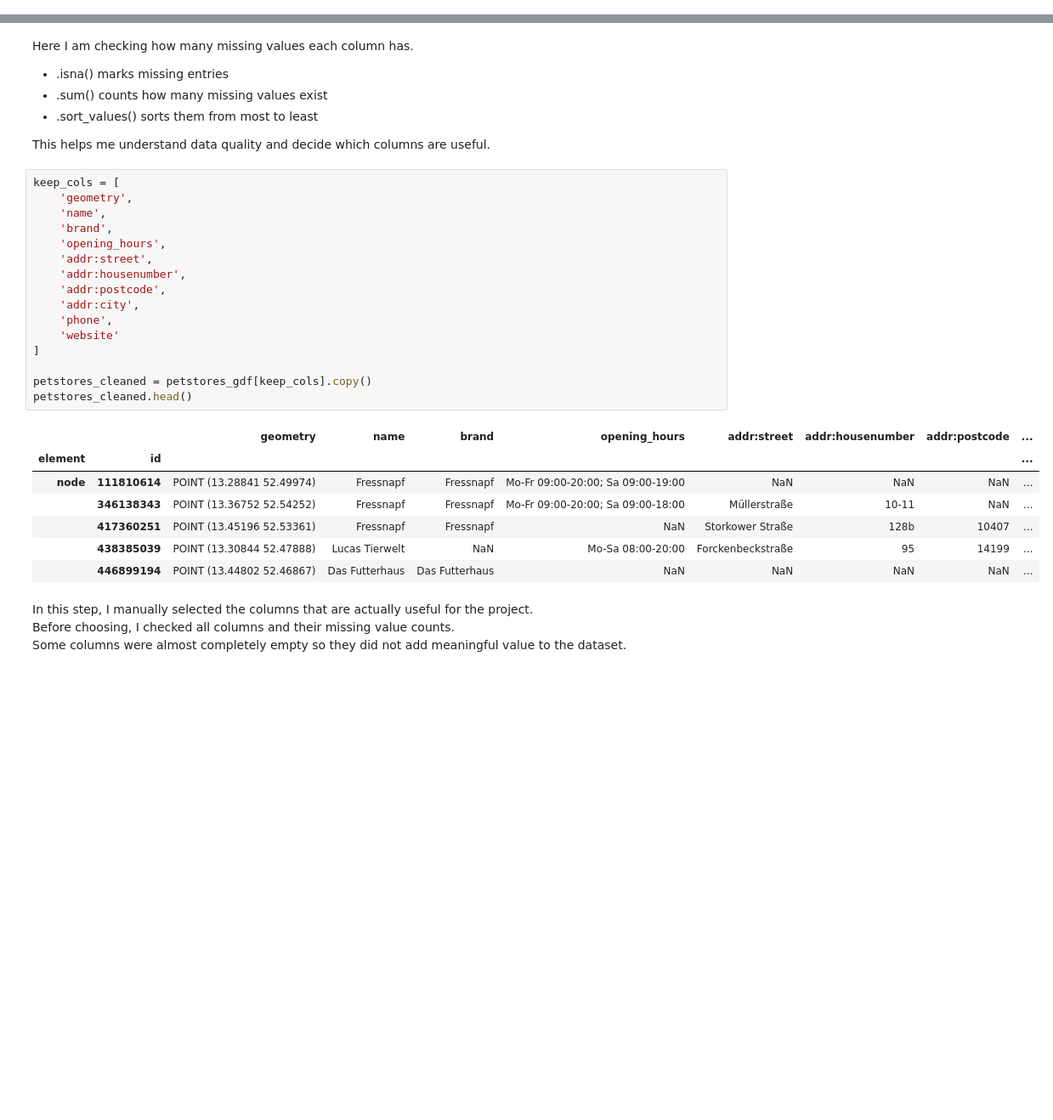
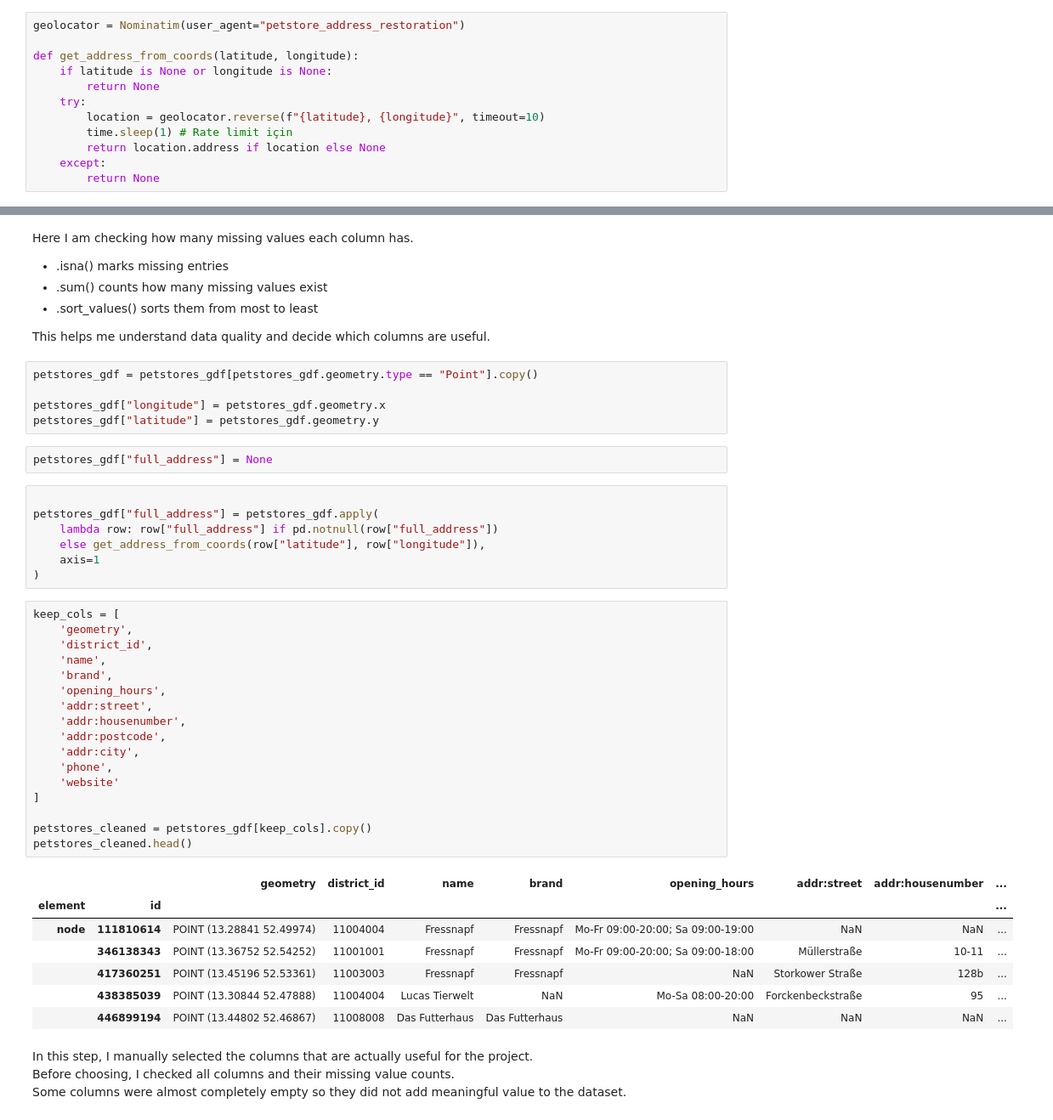
Before and after one commit to Nigar1209/berlin-poi-osm-pipeline, a Jupyter notebook: petstores/scripts/pet_stores_data_transformation.ipynb, the cells around one changed output, grey strips where cells are left out. Shown: that part at 85% size. Cells and saved outputs as stored; diff of their text form; blank space fills up the shorter version.

Commit message:
Added reverse geocoding + cleaned dataset + documentation

```diff
--- a/petstores/scripts/pet_stores_data_transformation.ipynb
+++ b/petstores/scripts/pet_stores_data_transformation.ipynb
@@ -117,6 +126,18 @@ neighborhoods.head()
 | 2 | 01 | Mitte | Hansaviertel | POLYGON ((13.34322 52.51557, 13.3... |
 | 3 | 01 | Mitte | Tiergarten | POLYGON ((13.36879 52.49878, 13.3... |
 | 4 | 01 | Mitte | Wedding | POLYGON ((13.34656 52.53879, 13.3... |
+# %%
+geolocator = Nominatim(user_agent="petstore_address_restoration")
+
+def get_address_from_coords(latitude, longitude):
+    if latitude is None or longitude is None:
+        return None
+    try:
+        location = geolocator.reverse(f"{latitude}, {longitude}", timeout=10)
+        time.sleep(1) # Rate limit için
+        return location.address if location else None
+    except:
+        return None
 # %%
 print("Current CRS:", petstores_gdf.crs)
 # %% [output]
@@ -190,30 +209,45 @@ Here I am checking how many missing values each column has.
 * .sort_values() sorts them from most to least
 
 This helps me understand data quality and decide which columns are useful.
+# %%
+petstores_gdf = petstores_gdf[petstores_gdf.geometry.type == "Point"].copy()
+
+petstores_gdf["longitude"] = petstores_gdf.geometry.x
+petstores_gdf["latitude"] = petstores_gdf.geometry.y
+# %%
+petstores_gdf["full_address"] = None
+# %%
+
+petstores_gdf["full_address"] = petstores_gdf.apply(
+    lambda row: row["full_address"] if pd.notnull(row["full_address"])
+    else get_address_from_coords(row["latitude"], row["longitude"]),
+    axis=1
+)
 # %%
 keep_cols = [
     'geometry',
+    'district_id',
     'name',
     'brand',
     'opening_hours',
     'addr:street',
     'addr:housenumber',
     'addr:postcode',
     'addr:city',
     'phone',
     'website'
 ]
 
 petstores_cleaned = petstores_gdf[keep_cols].copy()
 petstores_cleaned.head()
 # %% [output]
-|  |  | geometry | name | brand | opening_hours | addr:street | addr:housenumber | addr:postcode | ... |
+|  |  | geometry | district_id | name | brand | opening_hours | addr:street | addr:housenumber | ... |
 | element | id |  |  |  |  |  |  |  | ... |
-| node | 111810614 | POINT (13.28841 52.49974) | Fressnapf | Fressnapf | Mo-Fr 09:00-20:00; Sa 09:00-19:00 | NaN | NaN | NaN | ... |
-|  | 346138343 | POINT (13.36752 52.54252) | Fressnapf | Fressnapf | Mo-Fr 09:00-20:00; Sa 09:00-18:00 | Müllerstraße | 10-11 | NaN | ... |
-|  | 417360251 | POINT (13.45196 52.53361) | Fressnapf | Fressnapf | NaN | Storkower Straße | 128b | 10407 | ... |
-|  | 438385039 | POINT (13.30844 52.47888) | Lucas Tierwelt | NaN | Mo-Sa 08:00-20:00 | Forckenbeckstraße | 95 | 14199 | ... |
-|  | 446899194 | POINT (13.44802 52.46867) | Das Futterhaus | Das Futterhaus | NaN | NaN | NaN | NaN | ... |
+| node | 111810614 | POINT (13.28841 52.49974) | 11004004 | Fressnapf | Fressnapf | Mo-Fr 09:00-20:00; Sa 09:00-19:00 | NaN | NaN | ... |
+|  | 346138343 | POINT (13.36752 52.54252) | 11001001 | Fressnapf | Fressnapf | Mo-Fr 09:00-20:00; Sa 09:00-18:00 | Müllerstraße | 10-11 | ... |
+|  | 417360251 | POINT (13.45196 52.53361) | 11003003 | Fressnapf | Fressnapf | NaN | Storkower Straße | 128b | ... |
+|  | 438385039 | POINT (13.30844 52.47888) | 11004004 | Lucas Tierwelt | NaN | Mo-Sa 08:00-20:00 | Forckenbeckstraße | 95 | ... |
+|  | 446899194 | POINT (13.44802 52.46867) | 11008008 | Das Futterhaus | Das Futterhaus | NaN | NaN | NaN | ... |
 # %% [markdown]
 In this step, I manually selected the columns that are actually useful for the project.
 Before choosing, I checked all columns and their missing value counts.
```
Also changed, not shown: parts of 9 cells of this notebook, 1 other file.
